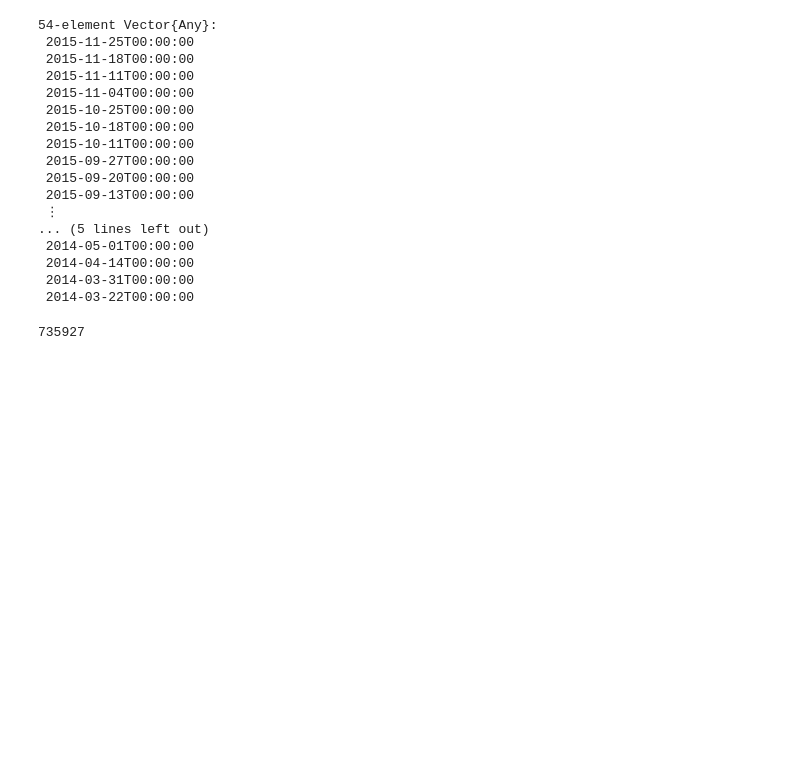
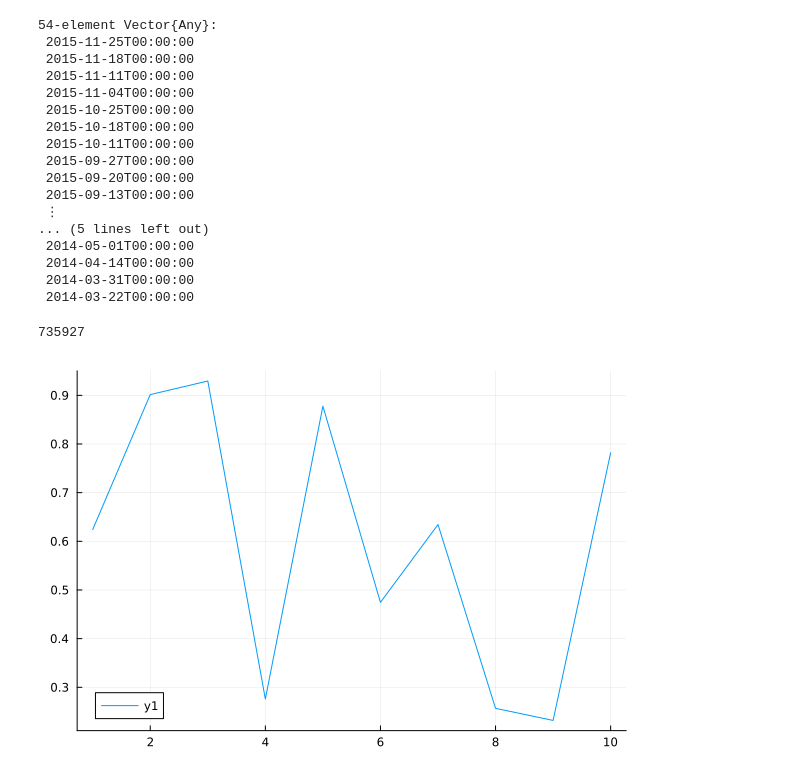
Before and after one commit to Agoodness/Julia-Learn, a Jupyter notebook: Scientific_Programming/week_2/Ebola_Project.ipynb, the cells around one changed output. Cells and saved outputs as stored; diff of their text form; code cells hidden in the pictures; blank space fills up the shorter version.

```diff
--- a/Scientific_Programming/week_2/Ebola_Project.ipynb
+++ b/Scientific_Programming/week_2/Ebola_Project.ipynb
@@ -125,3 +125,14 @@ end
 # %%
 Ebola_Data[:, 1] = epidays
 DelimitedFiles.writedlm("New_Ebola_Data.csv", Ebola_Data, ',')
+# %%
+# Test plot
+
+using Plots
+
+# Create a simple plot
+x = 1:10
+y = rand(10)
+plot(x, y)
+# %% [output]
+[figure, added]
```
Also changed, not shown: parts of 2 cells of this notebook, 7 other files.
